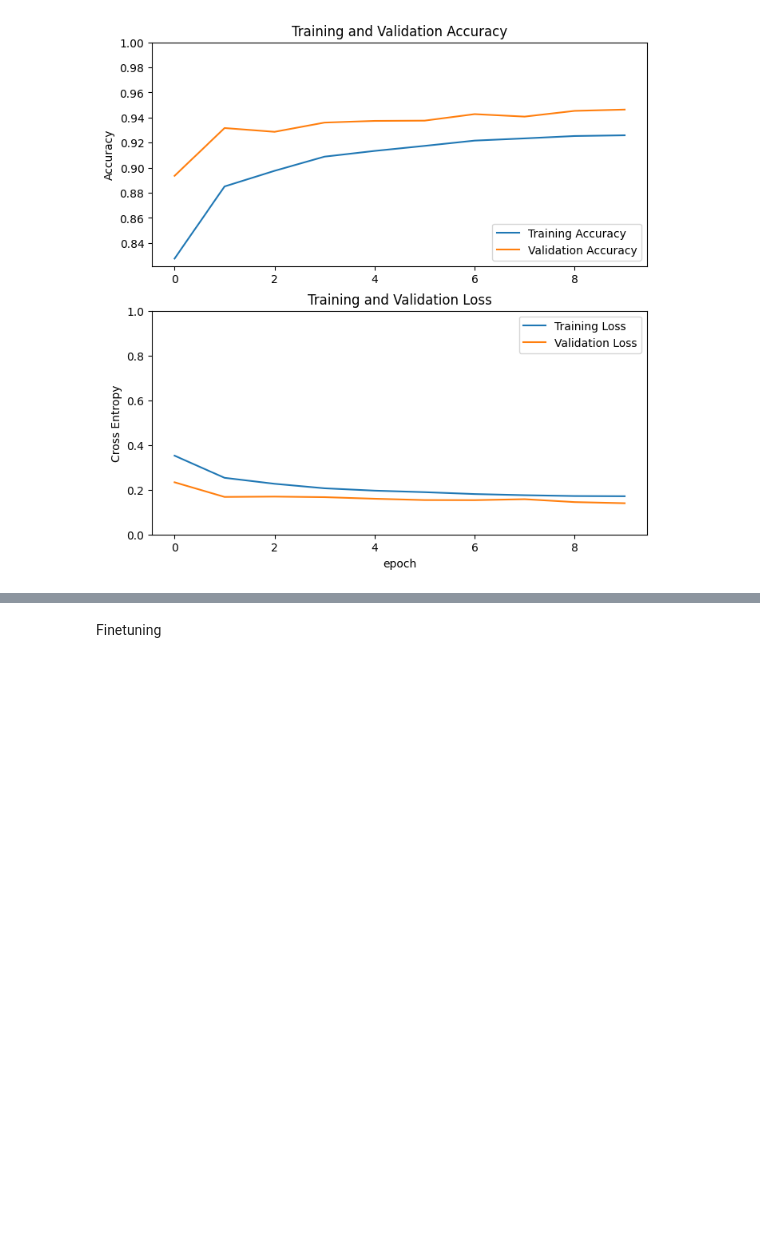
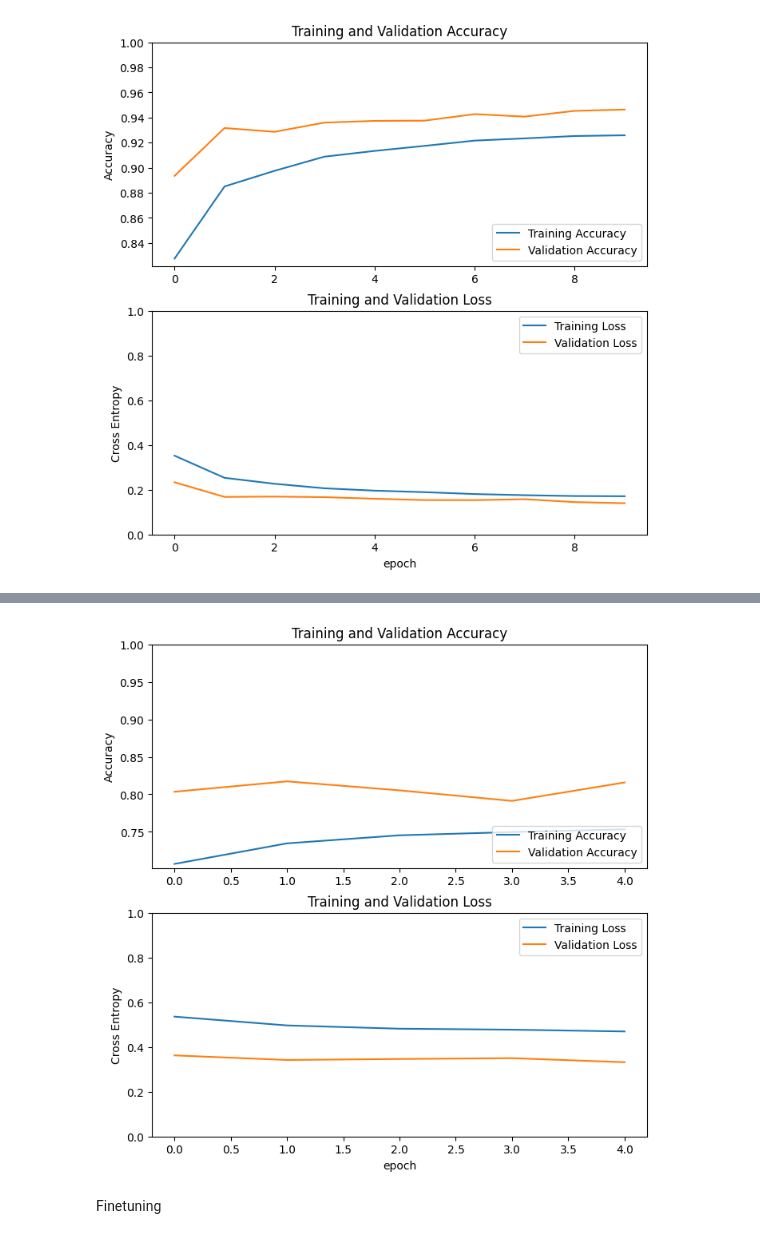
Before and after one commit to kenzo94/deepfake-detection, a Jupyter notebook: train_all.ipynb, the cells around one changed output, grey strips where cells are left out. Saved outputs shown, nothing was run; the diff lists cells and outputs as text; code cells hidden in the pictures; blank space fills up the shorter version.

```diff
--- a/train_all.ipynb
+++ b/train_all.ipynb
@@ -76,11 +73,11 @@ aug_xc = get_train_transforms(img_size=229, p=1.0)
 base_aug_xc = get_base_transforms(img_size=229)
 
 train_dataset_xc = get_tf_dataset(
-    "data/train",
+    "train",
     aug_xc
 )
 val_dataset_xc = get_tf_dataset(
-    "data/val",
+    "val",
     base_aug_xc,
     shuffle=False
 )
@@ -92,11 +89,11 @@ aug_en = get_train_transforms(img_size=224, p=1.0)
 base_aug_en = get_base_transforms(img_size=224)
 
 train_dataset_en = get_tf_dataset(
-    "data/train",
+    "train",
     aug_en
 )
 val_dataset_en = get_tf_dataset(
-    "data/val",
+    "val",
     base_aug_en,
     shuffle=False
 )
@@ -425,7 +421,7 @@ Non-trainable params: 14,012,896
 _________________________________________________________________
 # %%
 finetune_epochs = 20 # @param {type: "slider", min:1, max:30}
-callback = get_callbacks("best_en")
+callback = get_callbacks("en")
 history_fine = model.fit(train_dataset_en,
                     epochs=initial_epochs+finetune_epochs,
                     initial_epoch=history.epoch[-1],
@@ -705,0 +759,7 @@ plot_model(history)
+# %%
+initial_epochs = 5 # @param {type: "slider", min:1, max:30}
+callback = get_callbacks()
+history_2 = model_2.fit(train_dataset_xc,
+                    epochs=initial_epochs,
+                    validation_data=val_dataset_xc,
+                   callbacks=callback[0])
@@ -706,3 +777,7 @@ plot_model(history)
+# %%
+plot_model(history_2)
+# %% [output]
+[figure, added]
 # %% [markdown]
 Finetuning
 # %%
```
Also changed, not shown: parts of 23 cells of this notebook, 10 other files.
